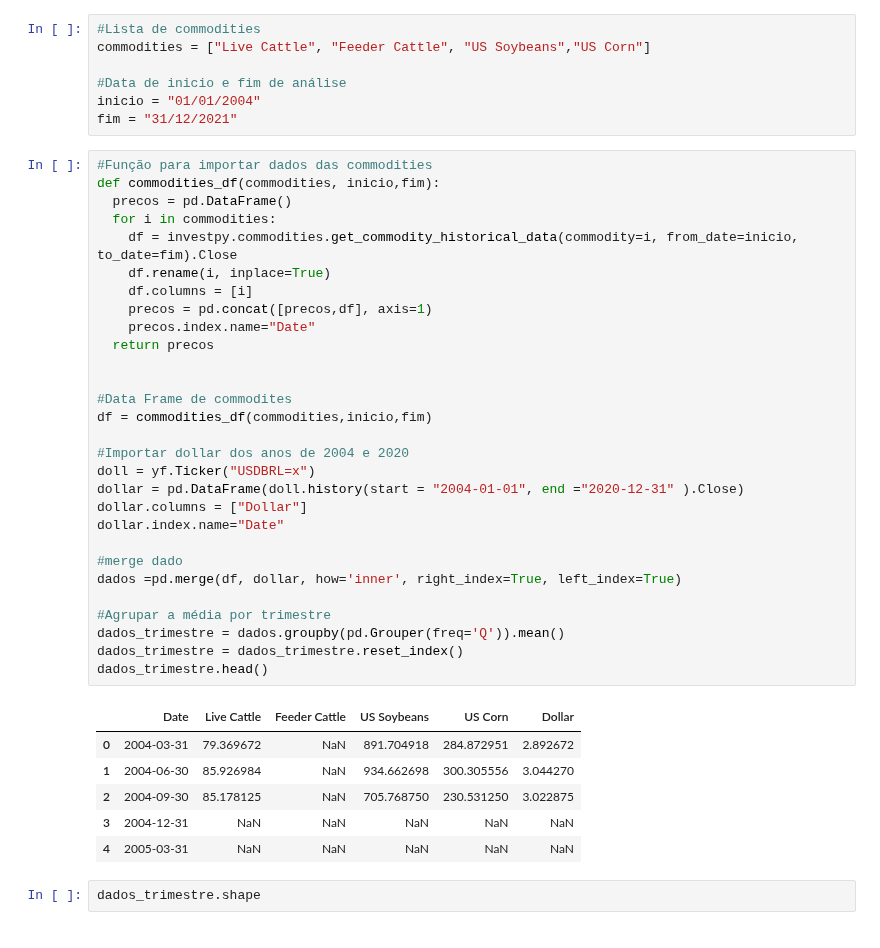
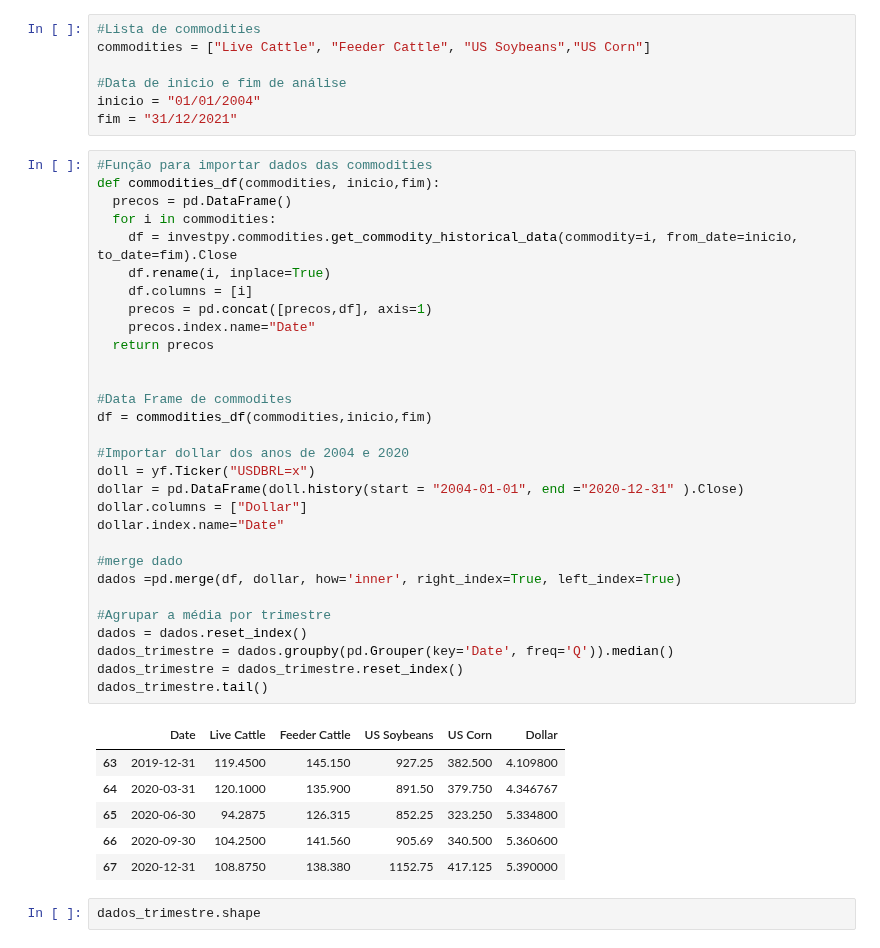
Before and after one commit to jvataidee/DataAnalysis, a Jupyter notebook: Analise_Financeira_Mercado_Gado_de_Corte.ipynb, the cells around one changed output. Saved outputs shown, nothing was run; the diff lists cells and outputs as text.

```diff
--- a/Analise_Financeira_Mercado_Gado_de_Corte.ipynb
+++ b/Analise_Financeira_Mercado_Gado_de_Corte.ipynb
@@ -58,39 +58,40 @@ fim = "31/12/2021"
 # %%
 #Função para importar dados das commodities
 def commodities_df(commodities, inicio,fim):
   precos = pd.DataFrame()
   for i in commodities:
     df = investpy.commodities.get_commodity_historical_data(commodity=i, from_date=inicio, to_date=fim).Close
     df.rename(i, inplace=True)
     df.columns = [i]
     precos = pd.concat([precos,df], axis=1)
     precos.index.name="Date"
   return precos
 
 
 #Data Frame de commodites
 df = commodities_df(commodities,inicio,fim)
 
 #Importar dollar dos anos de 2004 e 2020
 doll = yf.Ticker("USDBRL=x")
 dollar = pd.DataFrame(doll.history(start = "2004-01-01", end ="2020-12-31" ).Close)
 dollar.columns = ["Dollar"]
 dollar.index.name="Date"
 
 #merge dado
 dados =pd.merge(df, dollar, how='inner', right_index=True, left_index=True)
 
 #Agrupar a média por trimestre
-dados_trimestre = dados.groupby(pd.Grouper(freq='Q')).mean()
+dados = dados.reset_index()
+dados_trimestre = dados.groupby(pd.Grouper(key='Date', freq='Q')).median()
 dados_trimestre = dados_trimestre.reset_index()
-dados_trimestre.head()
+dados_trimestre.tail()
 # %% [output]
 |  | Date | Live Cattle | Feeder Cattle | US Soybeans | US Corn | Dollar |
-| 0 | 2004-03-31 | 79.369672 | NaN | 891.704918 | 284.872951 | 2.892672 |
-| 1 | 2004-06-30 | 85.926984 | NaN | 934.662698 | 300.305556 | 3.044270 |
-| 2 | 2004-09-30 | 85.178125 | NaN | 705.768750 | 230.531250 | 3.022875 |
-| 3 | 2004-12-31 | NaN | NaN | NaN | NaN | NaN |
-| 4 | 2005-03-31 | NaN | NaN | NaN | NaN | NaN |
+| 63 | 2019-12-31 | 119.4500 | 145.150 | 927.25 | 382.500 | 4.109800 |
+| 64 | 2020-03-31 | 120.1000 | 135.900 | 891.50 | 379.750 | 4.346767 |
+| 65 | 2020-06-30 | 94.2875 | 126.315 | 852.25 | 323.250 | 5.334800 |
+| 66 | 2020-09-30 | 104.2500 | 141.560 | 905.69 | 340.500 | 5.360600 |
+| 67 | 2020-12-31 | 108.8750 | 138.380 | 1152.75 | 417.125 | 5.390000 |
 # %%
 dados_trimestre.shape
 # %% [output]
```
Also changed, not shown: parts of 3 cells of this notebook.
